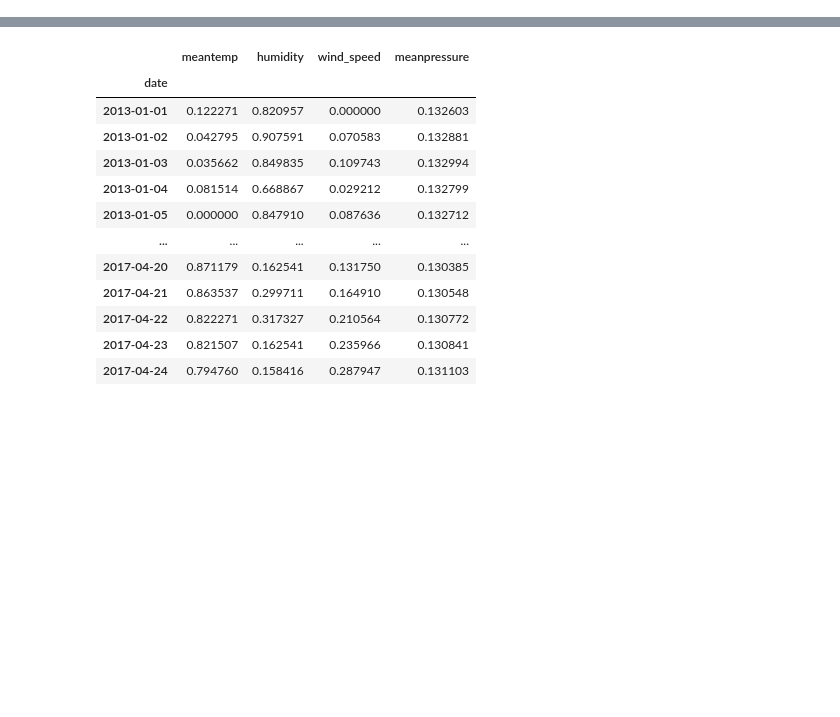
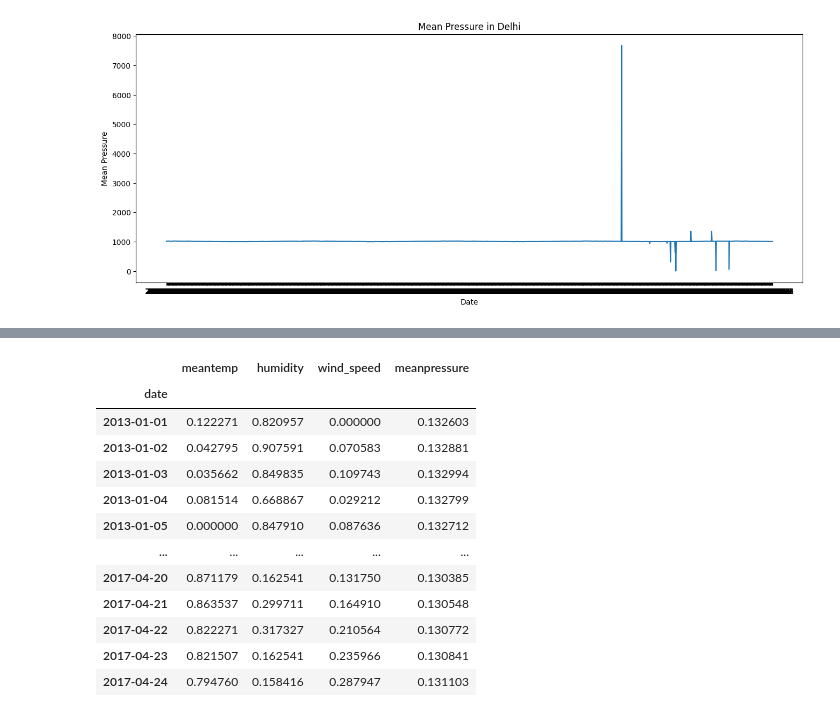
Before and after one commit to Ilja-R/TMSds, a Jupyter notebook: lesson44/Lesson_44.ipynb, the cells around one changed output, grey strips where cells are left out. Saved outputs shown, nothing was run; the diff lists cells and outputs as text; code cells hidden in the pictures; blank space fills up the shorter version.

```diff
--- a/lesson44/Lesson_44.ipynb
+++ b/lesson44/Lesson_44.ipynb
@@ -13,5 +13,16 @@ data_train = pd.read_csv('DailyDelhiClimateTrain.csv', index_col='date')
 data_test = pd.read_csv('DailyDelhiClimateTest.csv', index_col='date')
 # %%
 df = pd.merge(data_train, data_test, how='outer', on=['date', 'meantemp', 'humidity', 'wind_speed', 'meanpressure'])
+# %%
+# Draw graph for meanpressure
+
+plt.figure(figsize=(16, 6))
+plt.plot(df.index, df['meanpressure'])
+plt.title('Mean Pressure in Delhi')
+plt.xlabel('Date')
+plt.ylabel('Mean Pressure')
+plt.show()
+# %% [output]
+[figure, added]
 # %%
 # Remove obvious outliers
```
Also changed, not shown: parts of 25 cells of this notebook.
